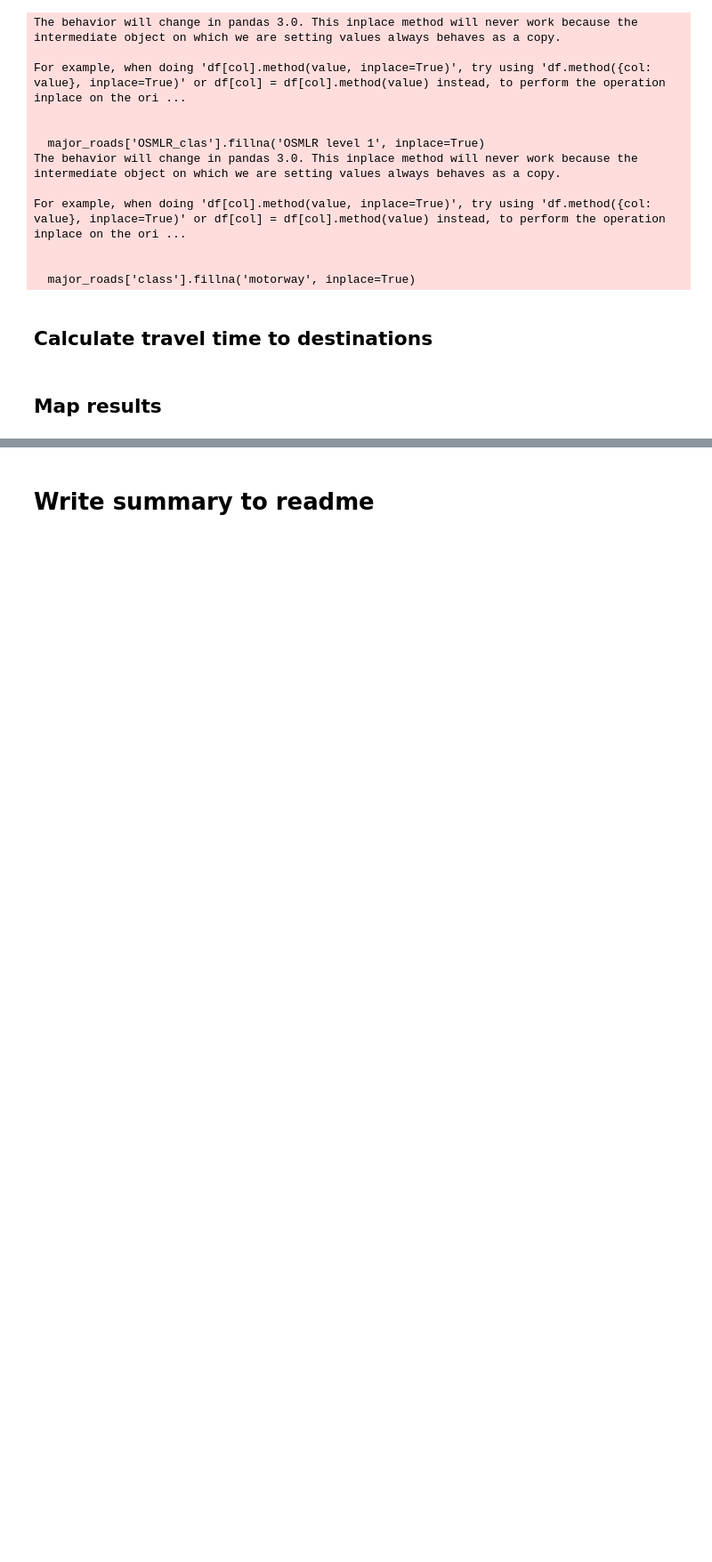
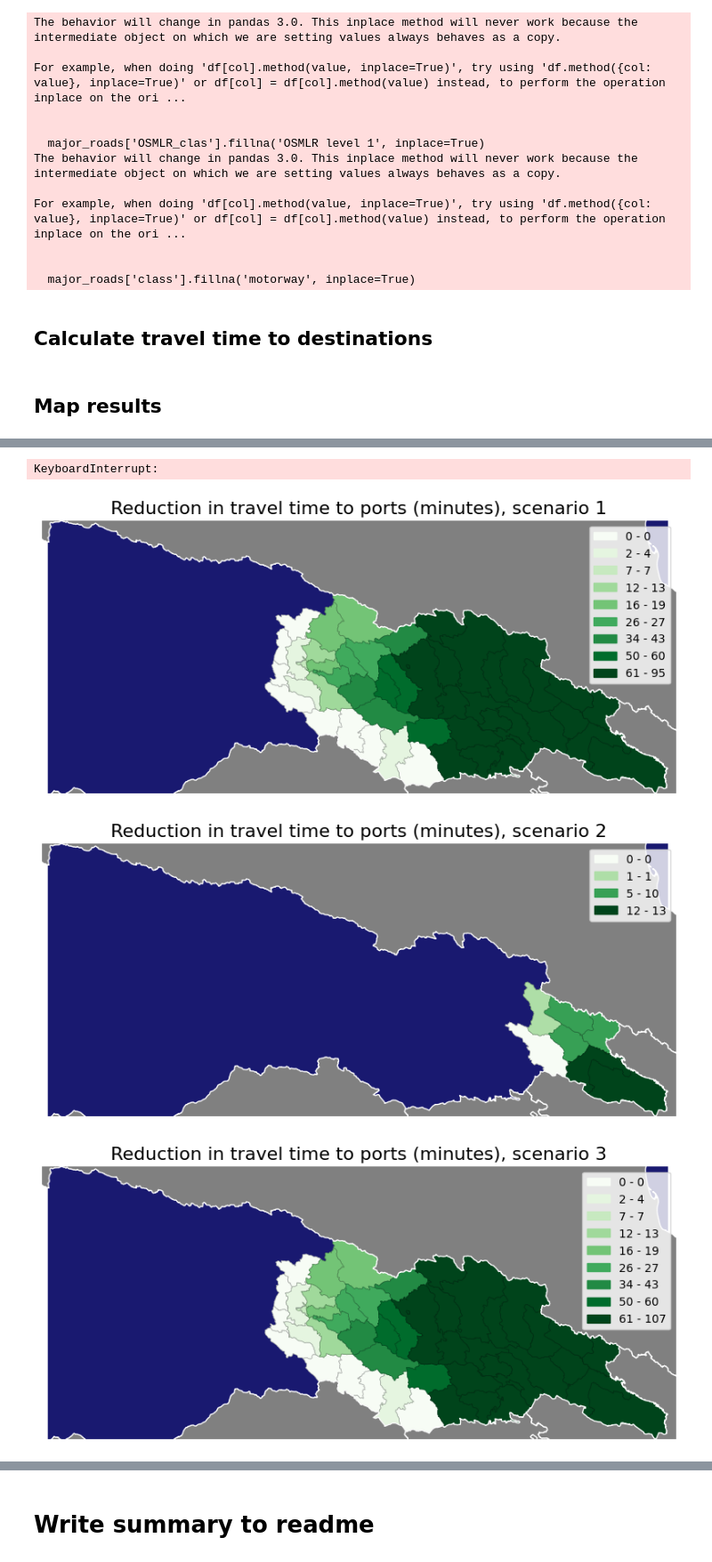
Before and after one commit to worldbank/GOSTnetsraster, a Jupyter notebook: notebooks/IMPLEMENTATIONS/GEO_road_improvements/GEO_market_access.ipynb, the cells around one changed output, grey strips where cells are left out. Shown at 89% size. Saved outputs shown, nothing was run; the diff lists cells and outputs as text; code cells hidden in the pictures; blank space fills up the shorter version.

```diff
--- a/notebooks/IMPLEMENTATIONS/GEO_road_improvements/GEO_market_access.ipynb
+++ b/notebooks/IMPLEMENTATIONS/GEO_road_improvements/GEO_market_access.ipynb
@@ -312,0 +341,28 @@ plt.show()
+# %%
+# Map change in travel time at adm2 level
+# drop duplicate columns in final_df
+out_folder = os.path.join(base_folder, "MAPS")
+if not os.path.exists(out_folder):
+    os.makedirs(out_folder)
+
+adm2_map = pd.merge(adm2, final_df, on='ADM2CD_c')
+for dest in ['ports', 'borders', 'urban', 'Tbilisi']:
+    for scenario in ['1', '2', '3']:
+        adm2_map['map_column'] = adm2_map[f'tt_pop_w_{dest}_PRE'] - adm2_map[f'tt_pop_w_{dest}_POST_{scenario}']
+        plt, fig, ax = mapMisc.static_map_vector(adm2_map, map_column='map_column', colormap='Greens',
+                                                 thresh=[-1, 0, 1, 5, 10, 15, 20, 30, 45, 60, 1000],
+                                                 add_basemap=False, add_wb_borders_lines=False)
+
+        ax.set_title(f"Reduction in travel time to {dest} (minutes), scenario {scenario}", fontsize=16)
+        ax.set_axis_off()
+        other_countries.plot(ax=ax, facecolor='grey', edgecolor="white")
+        b = list(ttR.bounds)
+        ax.set_xlim(b[0], b[2])
+        ax.set_ylim(b[1], b[3])
+
+        plt.savefig(os.path.join(out_folder, f"reduction_tt_{dest}_{scenario}.png"), dpi=300, bbox_inches='tight')
+# %% [output]
+KeyboardInterrupt:
+[figure, added]
+[figure, added]
+[figure, added]
```
Also changed, not shown: parts of 8 cells of this notebook, 6 other files.
